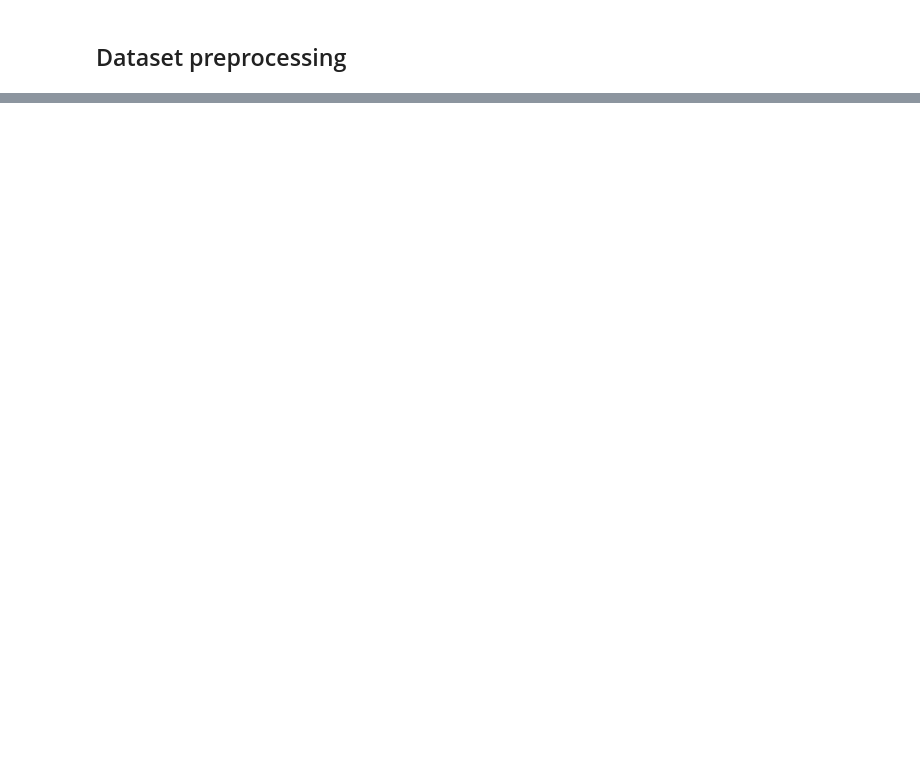
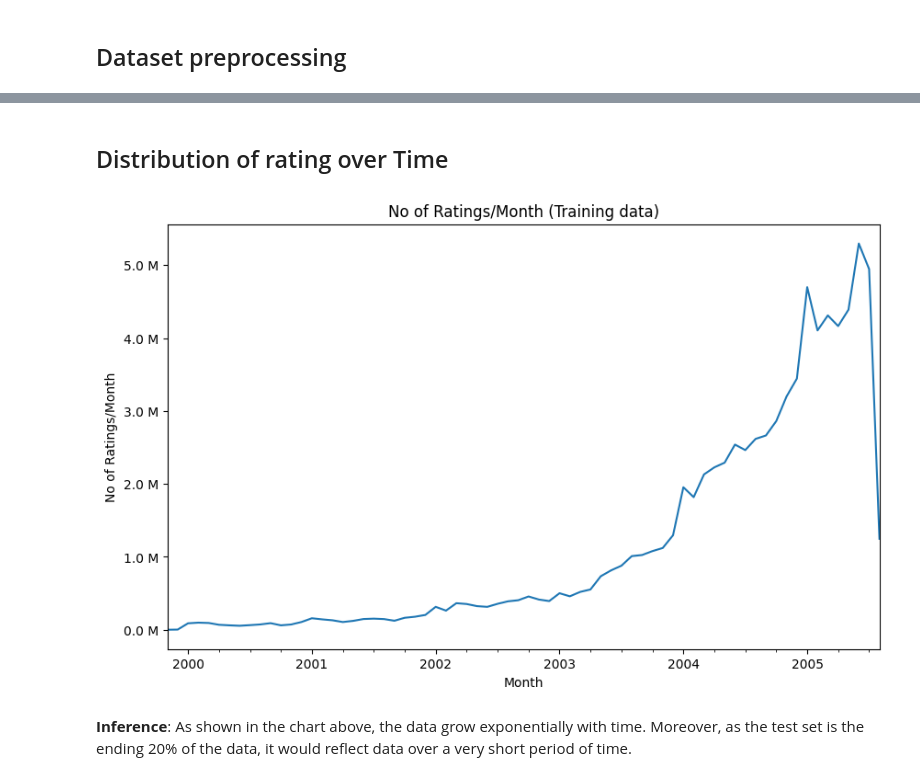
Before and after one commit to ChiragJRana/SWM_Course_Project_Group2, a Jupyter notebook: Code/data_analysis/data_analysis.ipynb, the cells around one changed output, grey strips where cells are left out. Cells and saved outputs as stored; diff of their text form; code cells hidden in the pictures; blank space fills up the shorter version.

```diff
--- a/Code/data_analysis/data_analysis.ipynb
+++ b/Code/data_analysis/data_analysis.ipynb
@@ -91,0 +229,25 @@ Total No of movies : 17770
+# %%
+# Removing the list from the RAM
+del temp_df
+gc.collect()
+
+# Reloading the test and train dataframes in the RAM
+train_df = pd.read_csv("../../dataset/train.csv", parse_dates = ['date'])
+test_df = pd.read_csv("../../dataset/test.csv")
+# %% [markdown]
+## Distribution of rating over Time
+# %%
+plt.figure(figsize = (10, 6))
+ax = train_df.resample('m', on='date')['rating'].count().plot()
+ax.set_title('No of Ratings/Month (Training data)')
+plt.xlabel('Month')
+plt.ylabel('No of Ratings/Month')
+ticks_loc = ax.get_yticks().tolist()
+ax.yaxis.set_major_locator(mticker.FixedLocator(ticks_loc))
+ax.set_yticklabels([human(item, 'M') for item in ticks_loc])
+plt.savefig('images/time_distribution.png')
+plt.show()
+# %% [output]
+[figure, added]
+# %% [markdown]
+**Inference**: As shown in the chart above, the data grow exponentially with time. Moreover, as the test set is the ending 20% of the data, it would reflect data over a very short period of time.
```
Also changed, not shown: parts of 19 cells of this notebook, 3 other files.
